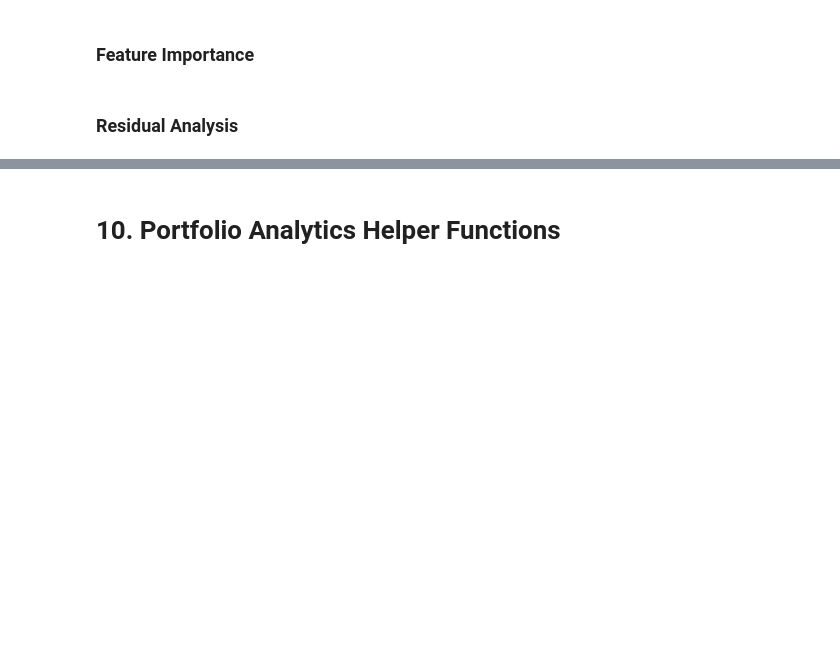
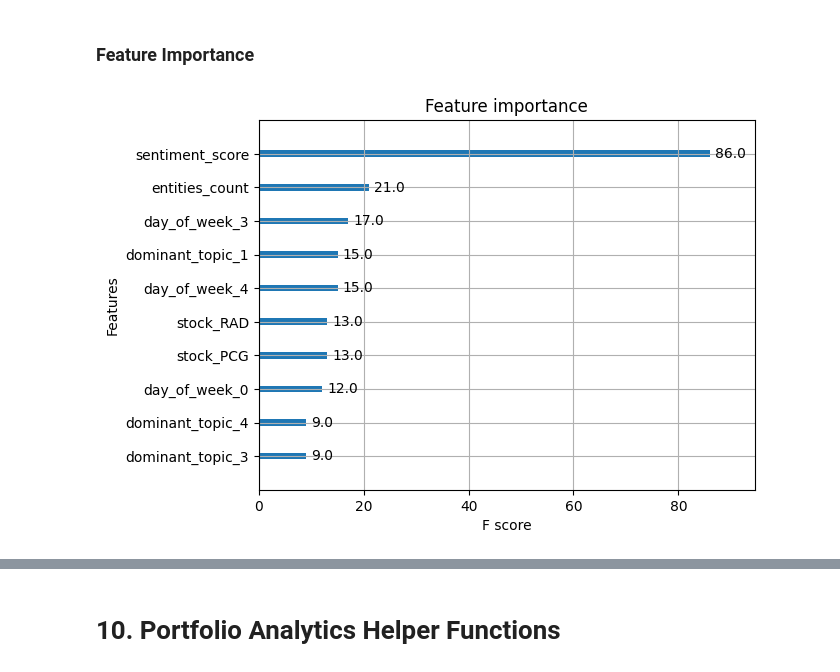
Before and after one commit to weijiesim/qf209-nlp-project, a Jupyter notebook: qf209_nlp_project.ipynb, the cells around one changed output, grey strips where cells are left out. Drawn from its saved outputs; the diff is of its cells as text; code cells hidden in the pictures; blank space fills up the shorter version.

Commit message:
add xgboost feature importance

```diff
--- a/qf209_nlp_project.ipynb
+++ b/qf209_nlp_project.ipynb
@@ -1037,5 +1021,9 @@ plt.show()
 ## 9.0.2 XGBoost
 # %% [markdown]
 ### Feature Importance
-# %% [markdown]
-### Residual Analysis
+# %%
+from xgboost import plot_importance
+plot_importance(xgb_model, max_num_features=10)
+plt.show()
+# %% [output]
+[figure, added]
```
Also changed, not shown: parts of 5 cells of this notebook.
